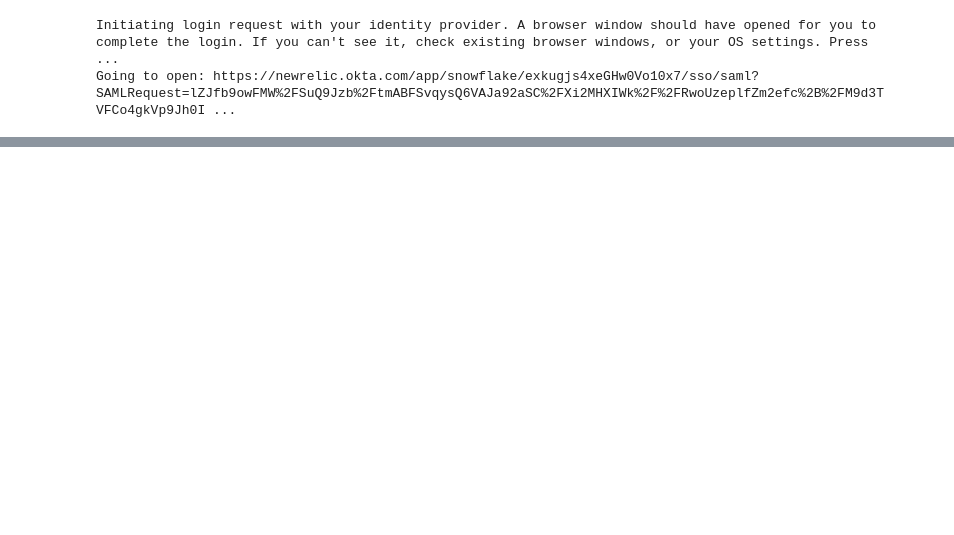
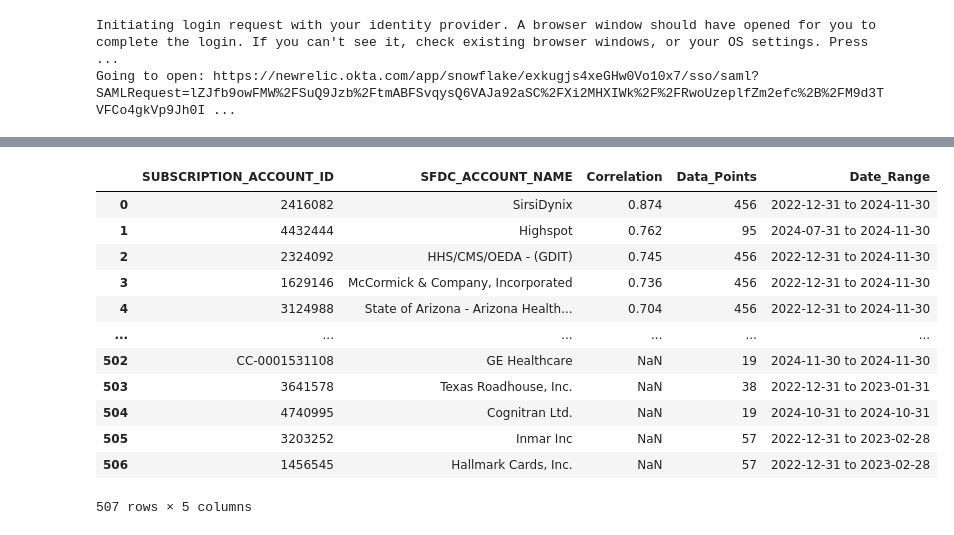
Before and after one commit to nr-rchhetri/C360_custom_weights, a Jupyter notebook: src/accnt_selection.ipynb, the cells around one changed output, grey strips where cells are left out. Cells and saved outputs as stored; diff of their text form; code cells hidden in the pictures; blank space fills up the shorter version.

```diff
--- a/src/accnt_selection.ipynb
+++ b/src/accnt_selection.ipynb
@@ -66,3 +74,7 @@ score_cols = [
     "RISK_SCORE_CAL"
 ]
 df['OVERALL_HEALTH_SCORE'] = df[score_cols].mean(axis=1)
+# %%
+df['REPORT_MONTH'] = pd.to_datetime(df['REPORT_MONTH'])
+df = df[df['REPORT_MONTH'] < pd.to_datetime('2024-12-01')]
+df.head()
@@ -68,0 +88,44 @@ df['OVERALL_HEALTH_SCORE'] = df[score_cols].mean(axis=1)
+# %%
+# Calculate time-ordered correlation for each account
+correlation_data = []
+
+for account in df['SUBSCRIPTION_ACCOUNT_ID'].unique():
+    # Get account data and sort by date
+    account_data = df[df['SUBSCRIPTION_ACCOUNT_ID'] == account].sort_values('REPORT_AS_OF_DT')
+
+    # Only calculate if we have enough data points
+    if len(account_data) >= 3:
+        correlation = account_data['OVERALL_HEALTH_SCORE'].corr(account_data['PCT_M_PLUS_6_BCM'])
+
+        correlation_data.append({
+            'SUBSCRIPTION_ACCOUNT_ID': account,
+            'SFDC_ACCOUNT_NAME': account_data['SFDC_ACCOUNT_NAME'].iloc[0],
+            'Correlation': correlation,
+            'Data_Points': len(account_data),
+            'Date_Range': f"{account_data['REPORT_AS_OF_DT'].min()} to {account_data['REPORT_AS_OF_DT'].max()}"
+        })
+
+# Create DataFrame and sort by correlation
+correlation_df = pd.DataFrame(correlation_data)
+correlation_df = correlation_df.sort_values('Correlation', ascending=False)
+correlation_df = correlation_df.reset_index(drop=True)
+
+# Round correlation to 3 decimal places
+correlation_df['Correlation'] = correlation_df['Correlation'].round(3)
+
+# Display the results with date range information
+display(correlation_df)
+# %% [output]
+|  | SUBSCRIPTION_ACCOUNT_ID | SFDC_ACCOUNT_NAME | Correlation | Data_Points | Date_Range |
+| 0 | 2416082 | SirsiDynix | 0.874 | 456 | 2022-12-31 to 2024-11-30 |
+| 1 | 4432444 | Highspot | 0.762 | 95 | 2024-07-31 to 2024-11-30 |
+| 2 | 2324092 | HHS/CMS/OEDA - (GDIT) | 0.745 | 456 | 2022-12-31 to 2024-11-30 |
+| 3 | 1629146 | McCormick & Company, Incorporated | 0.736 | 456 | 2022-12-31 to 2024-11-30 |
+| 4 | 3124988 | State of Arizona - Arizona Health... | 0.704 | 456 | 2022-12-31 to 2024-11-30 |
+| ... | ... | ... | ... | ... | ... |
+| 502 | CC-0001531108 | GE Healthcare | NaN | 19 | 2024-11-30 to 2024-11-30 |
+| 503 | 3641578 | Texas Roadhouse, Inc. | NaN | 38 | 2022-12-31 to 2023-01-31 |
+| 504 | 4740995 | Cognitran Ltd. | NaN | 19 | 2024-10-31 to 2024-10-31 |
+| 505 | 3203252 | Inmar Inc | NaN | 57 | 2022-12-31 to 2023-02-28 |
+| 506 | 1456545 | Hallmark Cards, Inc. | NaN | 57 | 2022-12-31 to 2023-02-28 |
+507 rows × 5 columns
```
Also changed, not shown: parts of 9 cells of this notebook, 1 other file.
